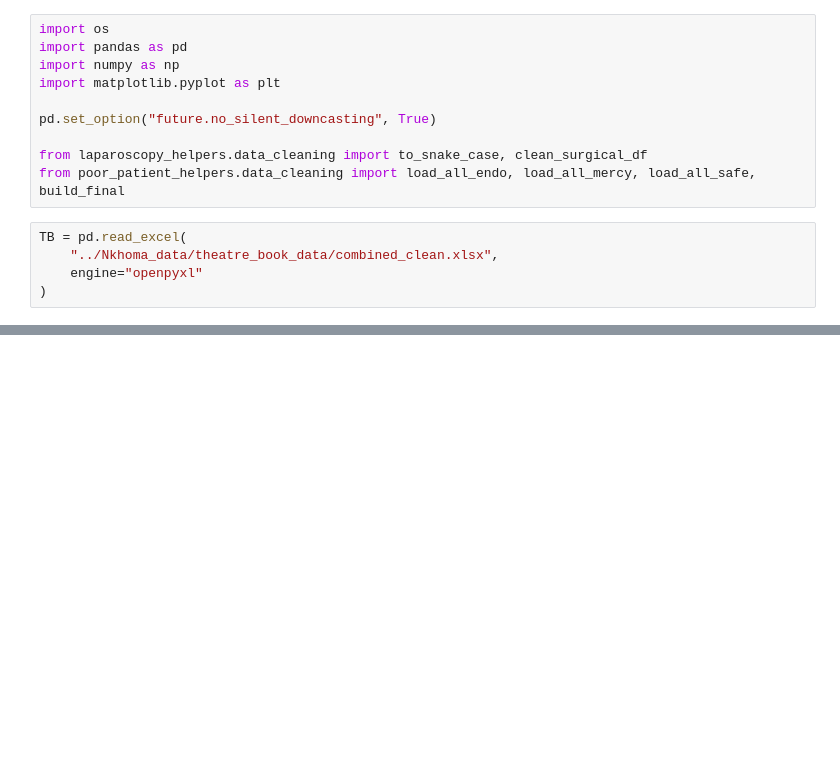
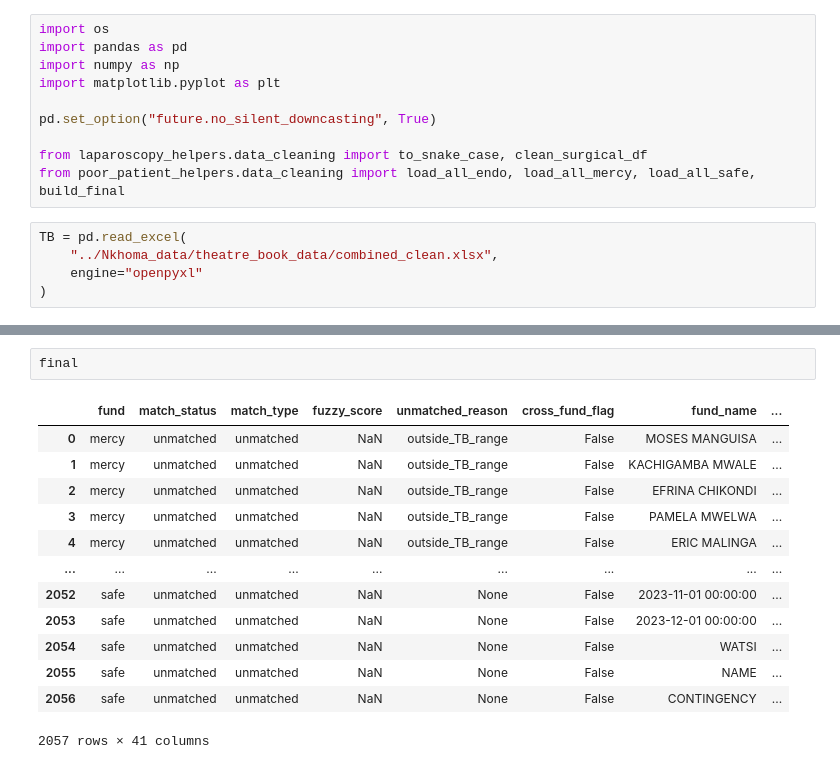
Before and after one commit to mat2m10/nkhoma, a Jupyter notebook: notebooks/03_Poor_Patient_funds.ipynb, the cells around one changed output, grey strips where cells are left out. Drawn from its saved outputs; the diff is of its cells as text; blank space fills up the shorter version.

```diff
--- a/notebooks/03_Poor_Patient_funds.ipynb
+++ b/notebooks/03_Poor_Patient_funds.ipynb
@@ -193,3 +248,19 @@ Null: 264
 
 Median safe_ask_usd: $476
 Median total_bill_mk: 833,476 MK
+# %%
+final
+# %% [output]
+|  | fund | match_status | match_type | fuzzy_score | unmatched_reason | cross_fund_flag | fund_name | ... |
+| 0 | mercy | unmatched | unmatched | NaN | outside_TB_range | False | MOSES MANGUISA | ... |
+| 1 | mercy | unmatched | unmatched | NaN | outside_TB_range | False | KACHIGAMBA MWALE | ... |
+| 2 | mercy | unmatched | unmatched | NaN | outside_TB_range | False | EFRINA CHIKONDI | ... |
+| 3 | mercy | unmatched | unmatched | NaN | outside_TB_range | False | PAMELA MWELWA | ... |
+| 4 | mercy | unmatched | unmatched | NaN | outside_TB_range | False | ERIC MALINGA | ... |
+| ... | ... | ... | ... | ... | ... | ... | ... | ... |
+| 2052 | safe | unmatched | unmatched | NaN | None | False | 2023-11-01 00:00:00 | ... |
+| 2053 | safe | unmatched | unmatched | NaN | None | False | 2023-12-01 00:00:00 | ... |
+| 2054 | safe | unmatched | unmatched | NaN | None | False | WATSI | ... |
+| 2055 | safe | unmatched | unmatched | NaN | None | False | NAME | ... |
+| 2056 | safe | unmatched | unmatched | NaN | None | False | CONTINGENCY | ... |
+2057 rows × 41 columns
```
Also changed, not shown: parts of 9 cells of this notebook, 1 other file.
